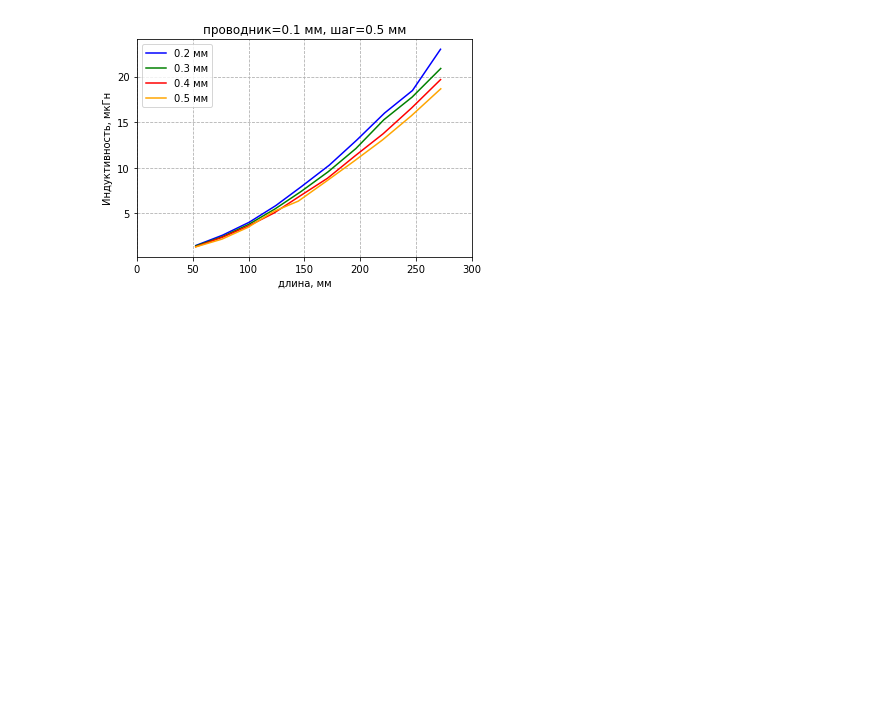
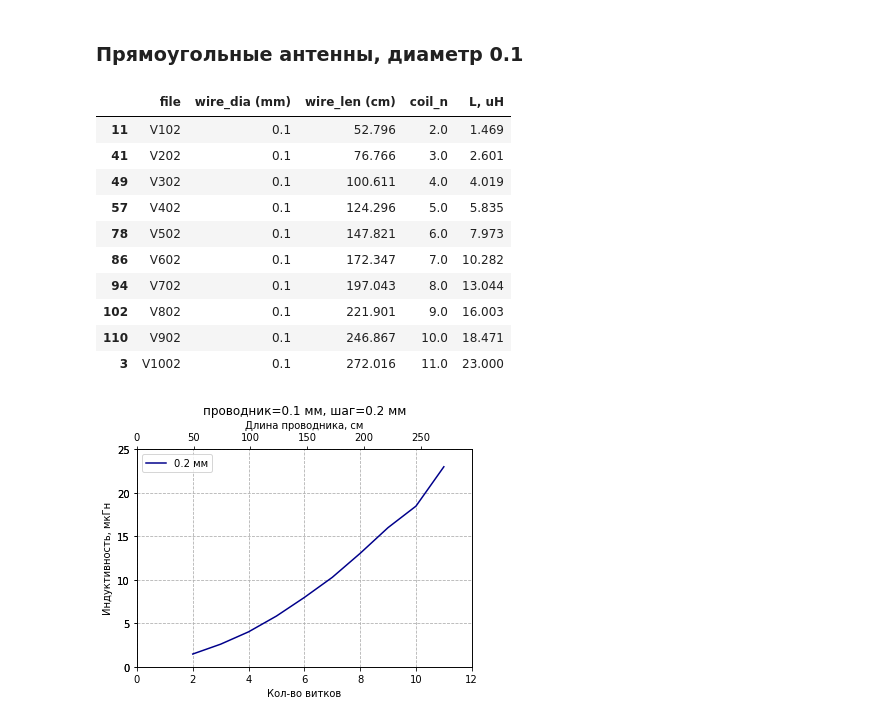
Before and after one commit to igrekus/coil-report, a Jupyter notebook: coil-01.ipynb, the cells around one changed output. Drawn from its saved outputs; the diff is of its cells as text; code cells hidden in the pictures; blank space fills up the shorter version.

```diff
--- a/coil-01.ipynb
+++ b/coil-01.ipynb
@@ -112,4 +0,0 @@ plot_coil_n_stat(df, coil_n=11, wire=0.1, color='darkblue')
-# %%
-ax = plot_coil_n_stat(df, coil_n=2, wire=0.1, color='darkblue')
-for st, col in zip(range(3, 12), ['red', 'green', 'blue', 'orange', 'yellow', 'lime', 'brown', 'darkgreen', 'grey']):
-    plot_coil_n_stat(df, coil_n=st, wire=0.1, ax=ax, color=col)
@@ -138,6 +1,29 @@ plot_wire_len_stat(df, step=0.5, wire=0.1, color='darkblue')
-# %%
-ax = plot_wire_len_stat(df, step=0.2, wire=0.1, color='blue')
-for st, col in zip([0.3, 0.4, 0.5], ['green', 'red', 'orange']):
-    plot_wire_len_stat(df, step=st, wire=0.1, color=col, ax=ax)
-# %% [output]
-[figure, removed]
+# %% [markdown]
+### Прямоугольные антенны, диаметр 0.1
+# %%
+import pandas as pd
+import matplotlib.pyplot as plt
+
+df = pd.read_excel('data/coil_stat.xlsx')
+rows = sorted([f'V{n}{d:02d}' for d in range(2, 6) for n in range(1, 12)])
+rects = df.loc[(df['file'].isin(rows))]
+
+%matplotlib inline
+# %%
+def plot_step_stat(dframe, step, wire, ax=None, color=''):
+    res = dframe.loc[(dframe['step (mm)'] == step) & (dframe['wire_dia (mm)'] == wire)][['file', 'wire_dia (mm)', 'wire_len (cm)', 'coil_n', 'L, uH']]
+    res = res.sort_values(['coil_n'], ascending=[1])
+    ax = res.plot(x='coil_n', y='L, uH', title=f'проводник={wire} мм, шаг={step} мм', ax=ax, color=color, label=f'{step} мм')
+    ax1 = ax.twiny()
+    res.plot(x='wire_len (cm)', y='L, uH', ax=ax1, color=color)
+    ax.grid(linestyle='--')
+    ax.set_xlim(0, 12)
+    ax.set_ylim(0, 25)
+    ax1.set_xlim(0, 295)
+    ax1.set_ylim(0, 25)
+    ax1.set_xlabel('Длина проводника, см')
+    ax1.lines = list()
+    ax1.get_legend().remove()
+    ax.set_ylabel('Индуктивность, мкГн')
+    ax.set_xlabel('Кол-во витков')
+    return ax, res
@@ -143,0 +41,16 @@ for st, col in zip([0.3, 0.4, 0.5], ['green', 'red', 'orange']):
+# %%
+_, res = plot_step_stat(rects, step=0.2, wire=0.1, color='darkblue')
+res
+# %% [output]
+|  | file | wire_dia (mm) | wire_len (cm) | coil_n | L, uH |
+| 11 | V102 | 0.1 | 52.796 | 2.0 | 1.469 |
+| 41 | V202 | 0.1 | 76.766 | 3.0 | 2.601 |
+| 49 | V302 | 0.1 | 100.611 | 4.0 | 4.019 |
+| 57 | V402 | 0.1 | 124.296 | 5.0 | 5.835 |
+| 78 | V502 | 0.1 | 147.821 | 6.0 | 7.973 |
+| 86 | V602 | 0.1 | 172.347 | 7.0 | 10.282 |
+| 94 | V702 | 0.1 | 197.043 | 8.0 | 13.044 |
+| 102 | V802 | 0.1 | 221.901 | 9.0 | 16.003 |
+| 110 | V902 | 0.1 | 246.867 | 10.0 | 18.471 |
+| 3 | V1002 | 0.1 | 272.016 | 11.0 | 23.000 |
+[figure, added]
```
Also changed, not shown: parts of 41 cells of this notebook, 1 other file.
